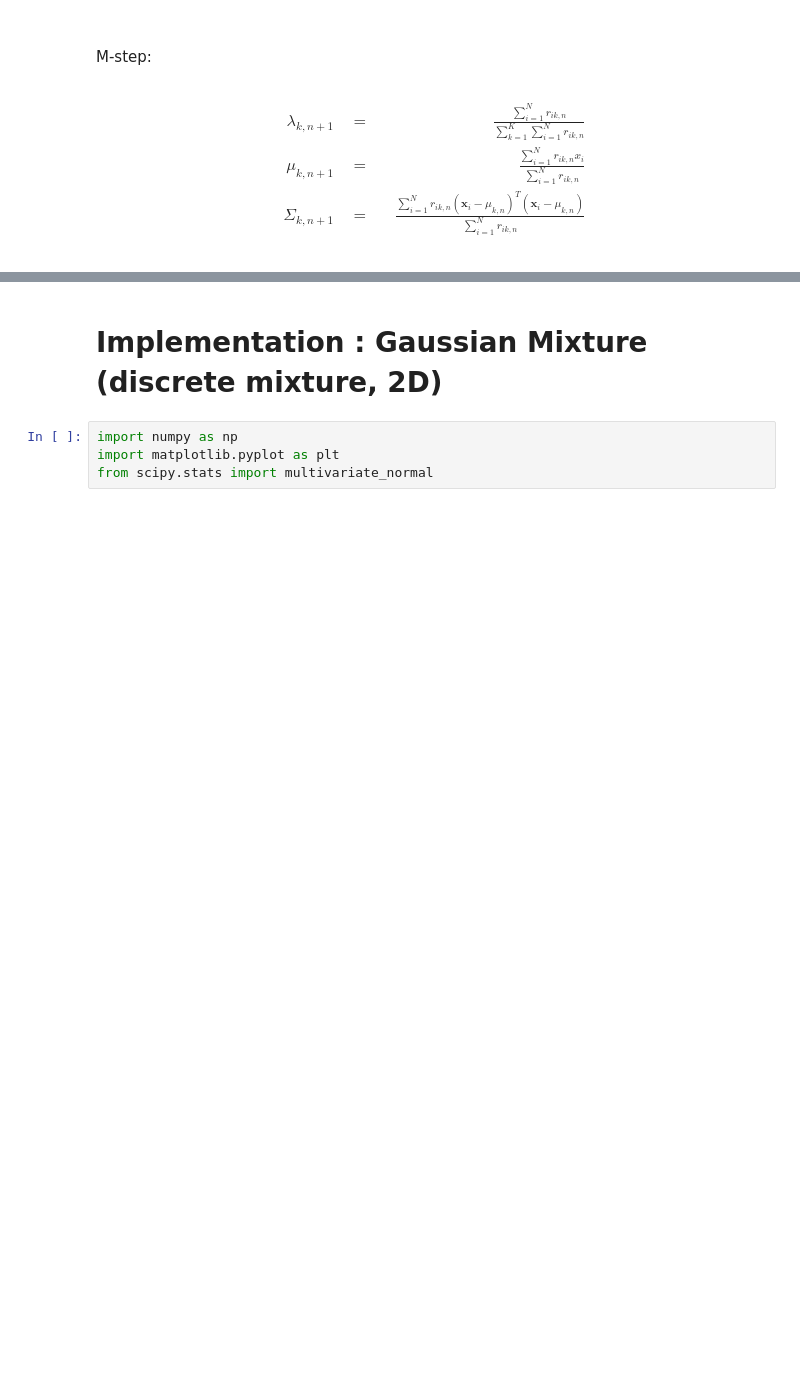
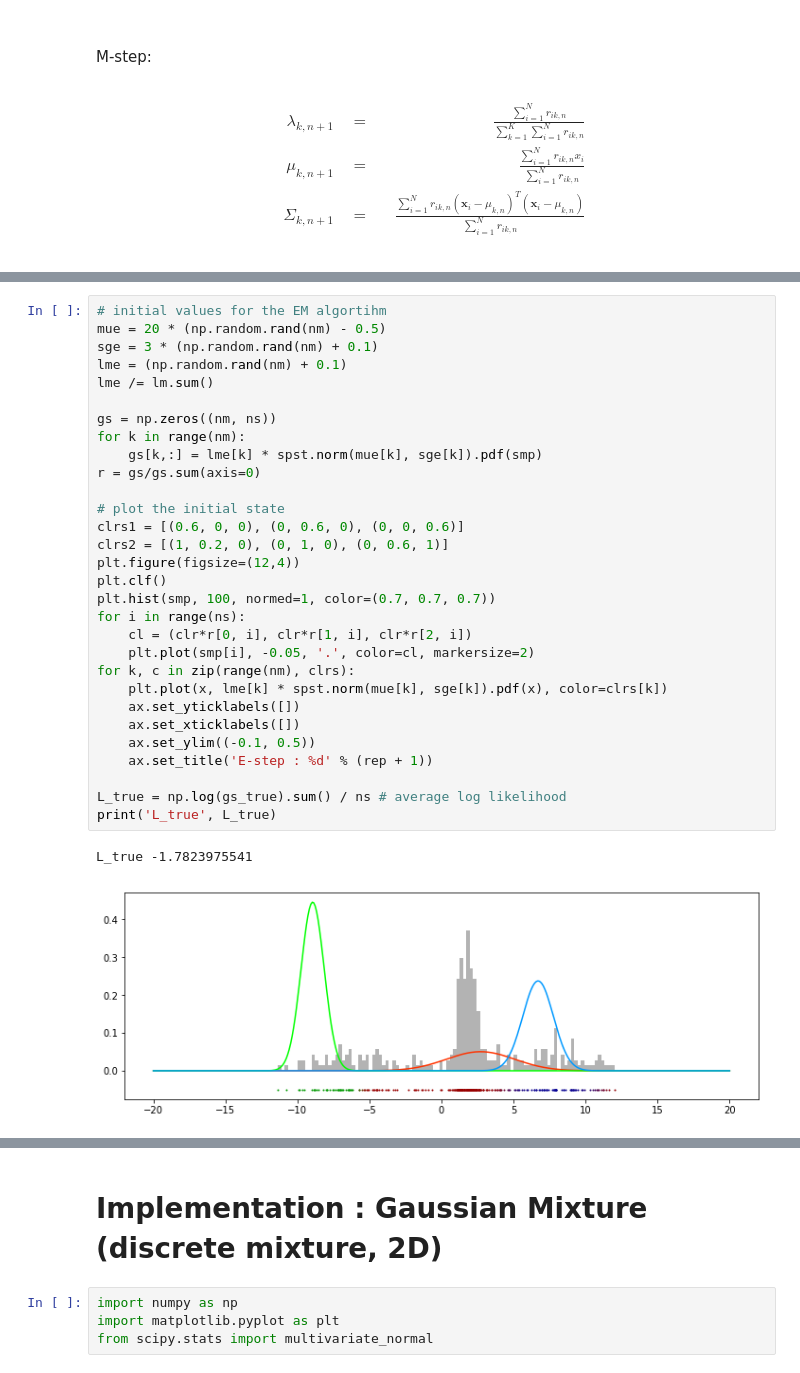
Before and after one commit to kiyomizuhi/machine_learning_scratch_Prince_computer_vision, a Jupyter notebook: EM_algorithm.ipynb, the cells around one changed output, grey strips where cells are left out. Drawn from its saved outputs; the diff is of its cells as text; blank space fills up the shorter version.

```diff
--- a/EM_algorithm.ipynb
+++ b/EM_algorithm.ipynb
@@ -133,0 +178,33 @@ $$\begin{align}
+# %%
+# initial values for the EM algortihm
+mue = 20 * (np.random.rand(nm) - 0.5)
+sge = 3 * (np.random.rand(nm) + 0.1)
+lme = (np.random.rand(nm) + 0.1)
+lme /= lm.sum()
+
+gs = np.zeros((nm, ns))
+for k in range(nm):
+    gs[k,:] = lme[k] * spst.norm(mue[k], sge[k]).pdf(smp)
+r = gs/gs.sum(axis=0)
+
+# plot the initial state
+clrs1 = [(0.6, 0, 0), (0, 0.6, 0), (0, 0, 0.6)]
+clrs2 = [(1, 0.2, 0), (0, 1, 0), (0, 0.6, 1)]
+plt.figure(figsize=(12,4))
+plt.clf()
+plt.hist(smp, 100, normed=1, color=(0.7, 0.7, 0.7))
+for i in range(ns):
+    cl = (clr*r[0, i], clr*r[1, i], clr*r[2, i])
+    plt.plot(smp[i], -0.05, '.', color=cl, markersize=2)
+for k, c in zip(range(nm), clrs):
+    plt.plot(x, lme[k] * spst.norm(mue[k], sge[k]).pdf(x), color=clrs[k])
+    ax.set_yticklabels([])
+    ax.set_xticklabels([])
+    ax.set_ylim((-0.1, 0.5))
+    ax.set_title('E-step : %d' % (rep + 1))
+
+L_true = np.log(gs_true).sum() / ns # average log likelihood
+print('L_true', L_true)
+# %% [output]
+L_true -1.7823975541
+[figure, added]
```
Also changed, not shown: parts of 5 cells of this notebook, 4 other files.
